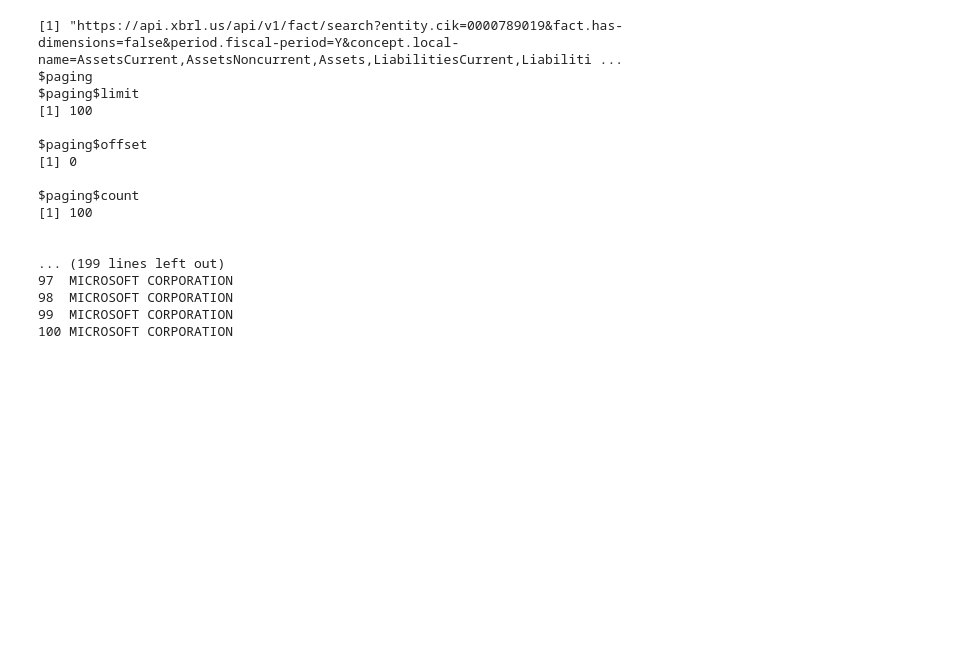
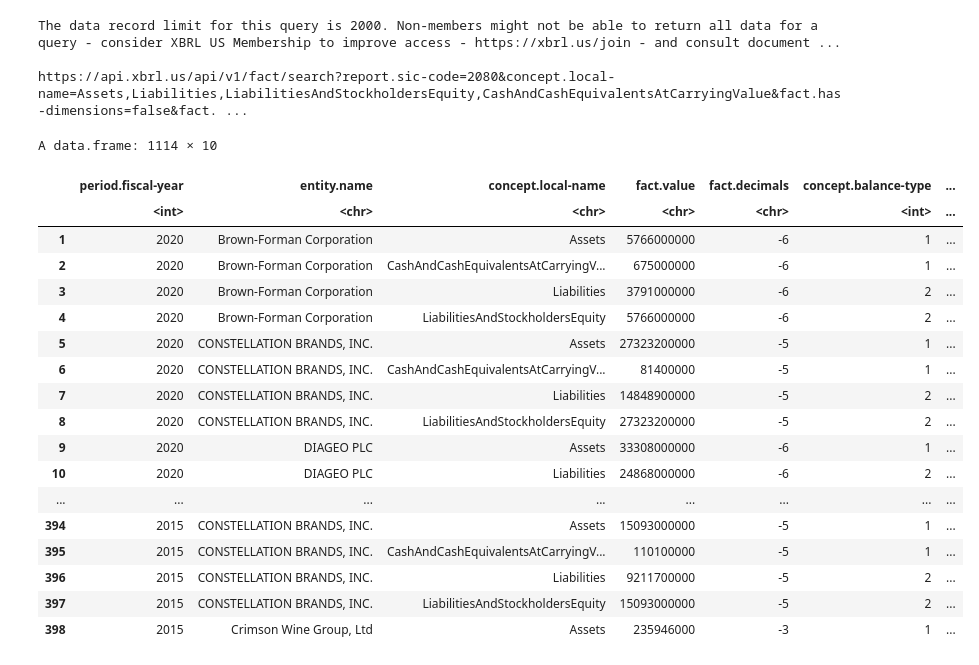
Before and after one commit to xbrlus/xbrl-api-ipynb, a Jupyter notebook: xbrl_us_api_r.ipynb, the cells around one changed output. Drawn from its saved outputs; the diff is of its cells as text; code cells hidden in the pictures; blank space fills up the shorter version.

```diff
--- a/xbrl_us_api_r.ipynb
+++ b/xbrl_us_api_r.ipynb
@@ -45,37 +47,53 @@ Refer to XBRL API documentation at https://xbrlus.github.io/xbrl-api/#/Facts/get
 # %%
 var.host <- "https://api.xbrl.us/api/v1/"
 var.endpoint <- "fact" # fact,report,concept,entity, etc. - some nesting is possible
-var.params <- "entity.cik=0000789019&fact.has-dimensions=false&period.fiscal-period=Y" # endpoint-specific filters
-var.concepts <- "AssetsCurrent,AssetsNoncurrent,Assets,LiabilitiesCurrent,LiabilitiesNoncurrent,Liabilities,StockholdersEquity,MinorityInterest,StockholdersEquityIncludingPortionAttributableToNoncontrollingInterest,LiabilitiesAndStockholdersEquity" #concepts to look for in filings
-var.fields <- "period.fiscal-year.sort(DESC),concept.local-name.sort(DESC),fact.value,entity.name" # details to be returned
+var.sic_code <- "2080" # Standard Industrial Classification code (beverages)
+var.entities <- "0000077476,0000021344,0001083522,0001418135" # SEC Central Index Key values to identify filing entities
+var.params <- "&fact.has-dimensions=false&fact.ultimus=true&period.fiscal-period=Y" # endpoint-specific filters
+var.concepts <- "Assets,Liabilities,LiabilitiesAndStockholdersEquity,CashAndCashEquivalentsAtCarryingValue" #concepts to look for in filings
+var.fields <- "period.fiscal-year.sort(DESC),entity.name.sort(ASC),concept.local-name.sort(ASC),fact.value,fact.decimals,concept.balance-type,concept.is-base,fact.id,dts.id,report.filing-date" # details to be returned
 
-var.url <- paste0(var.host, var.endpoint, "/search?", var.params, "&concept.local-name=", var.concepts, "&fields=", var.fields)
+var.url <- paste0(var.host, var.endpoint, "/search?report.sic-code=", var.sic_code, "&concept.local-name=", var.concepts, var.params, "&fields=", var.fields )
+
+#alternate >> var.url <- paste0(var.host, var.endpoint, "/search?entity.cik=", var.entities, "&concept.local-name=", var.concepts, var.params, "&fields=", var.fields)
 
 #request data
 
 var.req <- httr::GET(var.url, httr::add_headers(Authorization = var.token))
 
 #display results
 
+options(repr.matrix.max.rows=2000)
+
 var.json <- httr::content(var.req, as = "text")
-var.data <- fromJSON(var.json)
-print(var.url)
-print(var.data)
+var.data <- jsonlite::fromJSON(var.json)[[2]]
+var.rows <- jsonlite::fromJSON(var.json)[[1]]
+
+cat(paste0("\n\nThe data record limit for this query is ", var.rows$limit, ". Non-members might not be able to return all data for a query - consider XBRL US Membership to improve access - https://xbrl.us/join - and consult documentation for details on using .limit or .offset to manage data record quantity returned. ", var.rows$count, " ", var.endpoint, " records were returned for this account, starting with record ", var.rows$offset, " for the query:", "\n\n", var.url))
+
+list(var.data)
+
+#alternate >> var.data %>% dplyr::filter(str_detect(entity.name, "Pepsi|COCA|JONES|Pepper"))
 # %% [output]
-[1] "https://api.xbrl.us/api/v1/fact/search?entity.cik=0000789019&fact.has-dimensions=false&period.fiscal-period=Y&concept.local-name=AssetsCurrent,AssetsNoncurrent,Assets,LiabilitiesCurrent,Liabiliti ...
-$paging
-$paging$limit
-[1] 100
+The data record limit for this query is 2000. Non-members might not be able to return all data for a query - consider XBRL US Membership to improve access - https://xbrl.us/join - and consult document ...
 
-$paging$offset
-[1] 0
-
-$paging$count
-[1] 100
-
-
-... (199 lines left out)
-97  MICROSOFT CORPORATION
-98  MICROSOFT CORPORATION
-99  MICROSOFT CORPORATION
-100 MICROSOFT CORPORATION
+https://api.xbrl.us/api/v1/fact/search?report.sic-code=2080&concept.local-name=Assets,Liabilities,LiabilitiesAndStockholdersEquity,CashAndCashEquivalentsAtCarryingValue&fact.has-dimensions=false&fact. ...
+A data.frame: 1114 × 10
+|  | period.fiscal-year | entity.name | concept.local-name | fact.value | fact.decimals | concept.balance-type | ... |
+|  | <int> | <chr> | <chr> | <chr> | <chr> | <int> | ... |
+| 1 | 2020 | Brown-Forman Corporation | Assets | 5766000000 | -6 | 1 | ... |
+| 2 | 2020 | Brown-Forman Corporation | CashAndCashEquivalentsAtCarryingV... | 675000000 | -6 | 1 | ... |
+| 3 | 2020 | Brown-Forman Corporation | Liabilities | 3791000000 | -6 | 2 | ... |
+| 4 | 2020 | Brown-Forman Corporation | LiabilitiesAndStockholdersEquity | 5766000000 | -6 | 2 | ... |
+| 5 | 2020 | CONSTELLATION BRANDS, INC. | Assets | 27323200000 | -5 | 1 | ... |
+| 6 | 2020 | CONSTELLATION BRANDS, INC. | CashAndCashEquivalentsAtCarryingV... | 81400000 | -5 | 1 | ... |
+| 7 | 2020 | CONSTELLATION BRANDS, INC. | Liabilities | 14848900000 | -5 | 2 | ... |
+| 8 | 2020 | CONSTELLATION BRANDS, INC. | LiabilitiesAndStockholdersEquity | 27323200000 | -5 | 2 | ... |
+| 9 | 2020 | DIAGEO PLC | Assets | 33308000000 | -6 | 1 | ... |
+| 10 | 2020 | DIAGEO PLC | Liabilities | 24868000000 | -6 | 2 | ... |
+| ... | ... | ... | ... | ... | ... | ... | ... |
+| 394 | 2015 | CONSTELLATION BRANDS, INC. | Assets | 15093000000 | -5 | 1 | ... |
+| 395 | 2015 | CONSTELLATION BRANDS, INC. | CashAndCashEquivalentsAtCarryingV... | 110100000 | -5 | 1 | ... |
+| 396 | 2015 | CONSTELLATION BRANDS, INC. | Liabilities | 9211700000 | -5 | 2 | ... |
+| 397 | 2015 | CONSTELLATION BRANDS, INC. | LiabilitiesAndStockholdersEquity | 15093000000 | -5 | 2 | ... |
+| 398 | 2015 | Crimson Wine Group, Ltd | Assets | 235946000 | -3 | 1 | ... |
```
Also changed, not shown: parts of 4 cells of this notebook.
